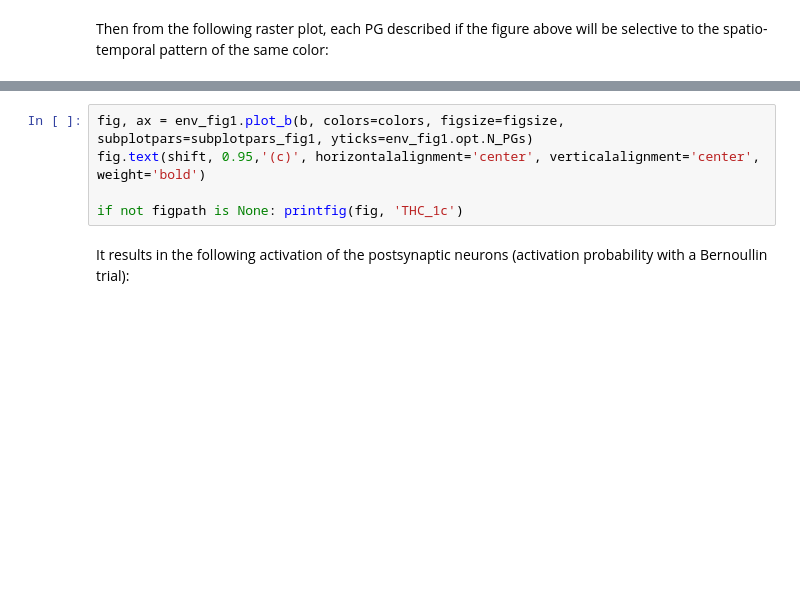
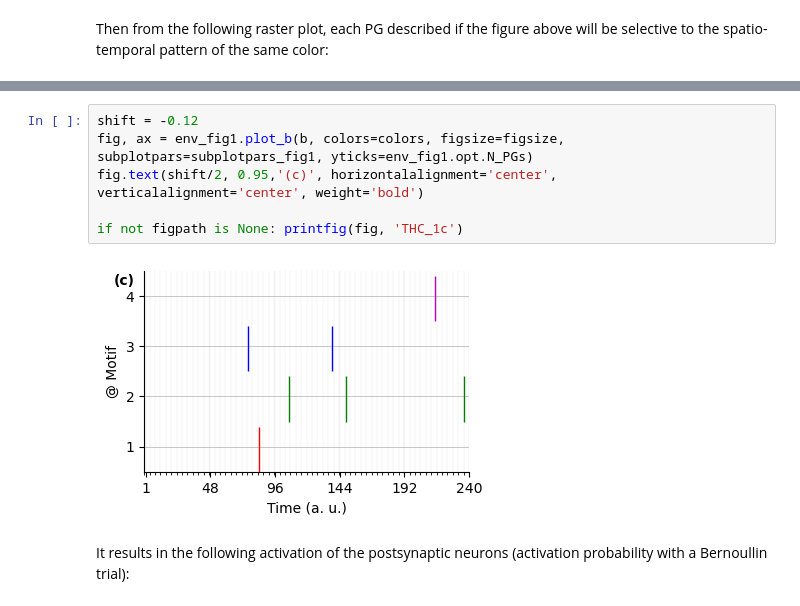
Before and after one commit to SpikeAI/TemporallyHeterogeneousConnections, a Jupyter notebook: dev/2022-11-30_ABCD_BiolCyb.ipynb, the cells around one changed output, grey strips where cells are left out. Drawn from its saved outputs; the diff is of its cells as text; blank space fills up the shorter version.

```diff
--- a/dev/2022-11-30_ABCD_BiolCyb.ipynb
+++ b/dev/2022-11-30_ABCD_BiolCyb.ipynb
@@ -455,8 +523,11 @@ fig, ax = env_fig1.plot_b(b, colors=colors, yticks=env_fig1.opt.N_PGs)
 # %%
+shift = -0.12
 fig, ax = env_fig1.plot_b(b, colors=colors, figsize=figsize, subplotpars=subplotpars_fig1, yticks=env_fig1.opt.N_PGs)
-fig.text(shift, 0.95,'(c)', horizontalalignment='center', verticalalignment='center', weight='bold')
+fig.text(shift/2, 0.95,'(c)', horizontalalignment='center', verticalalignment='center', weight='bold')
 
 if not figpath is None: printfig(fig, 'THC_1c')
+# %% [output]
+[figure, added]
 # %% [markdown]
 It results in the following activation of the postsynaptic neurons (activation probability with a Bernoullin trial):
 # %%
```
Also changed, not shown: parts of 32 cells of this notebook.
